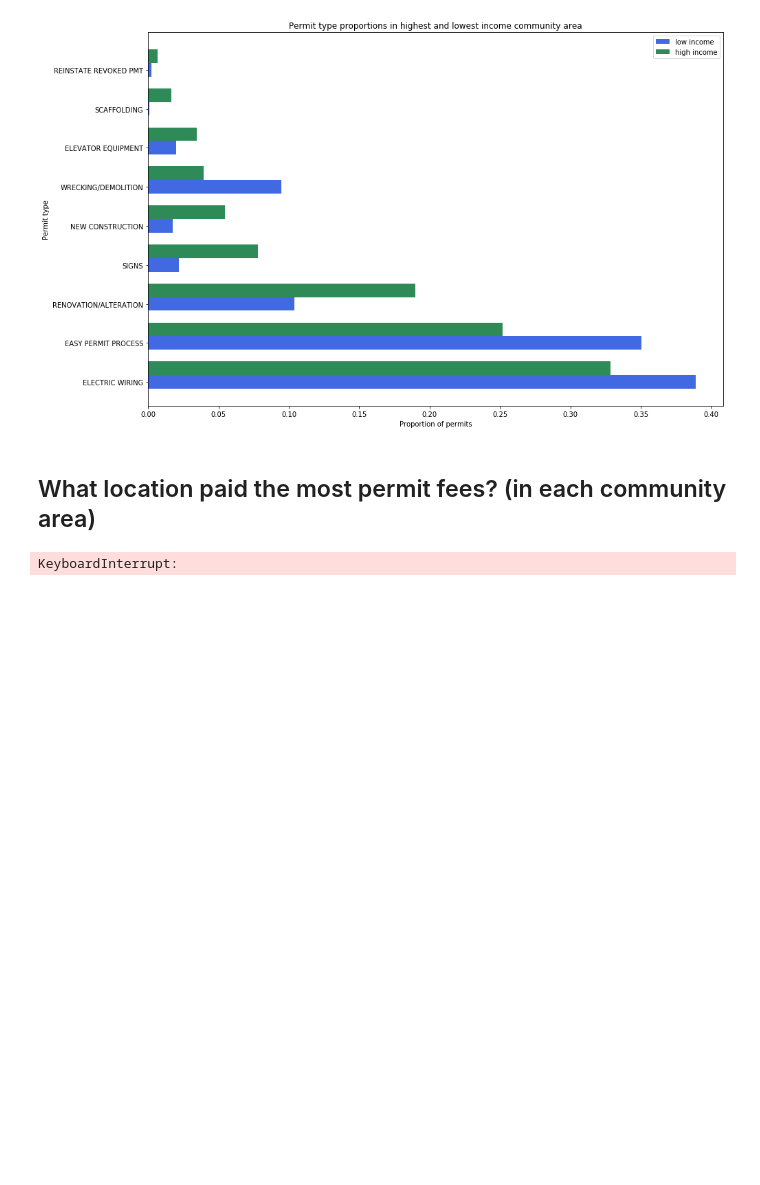
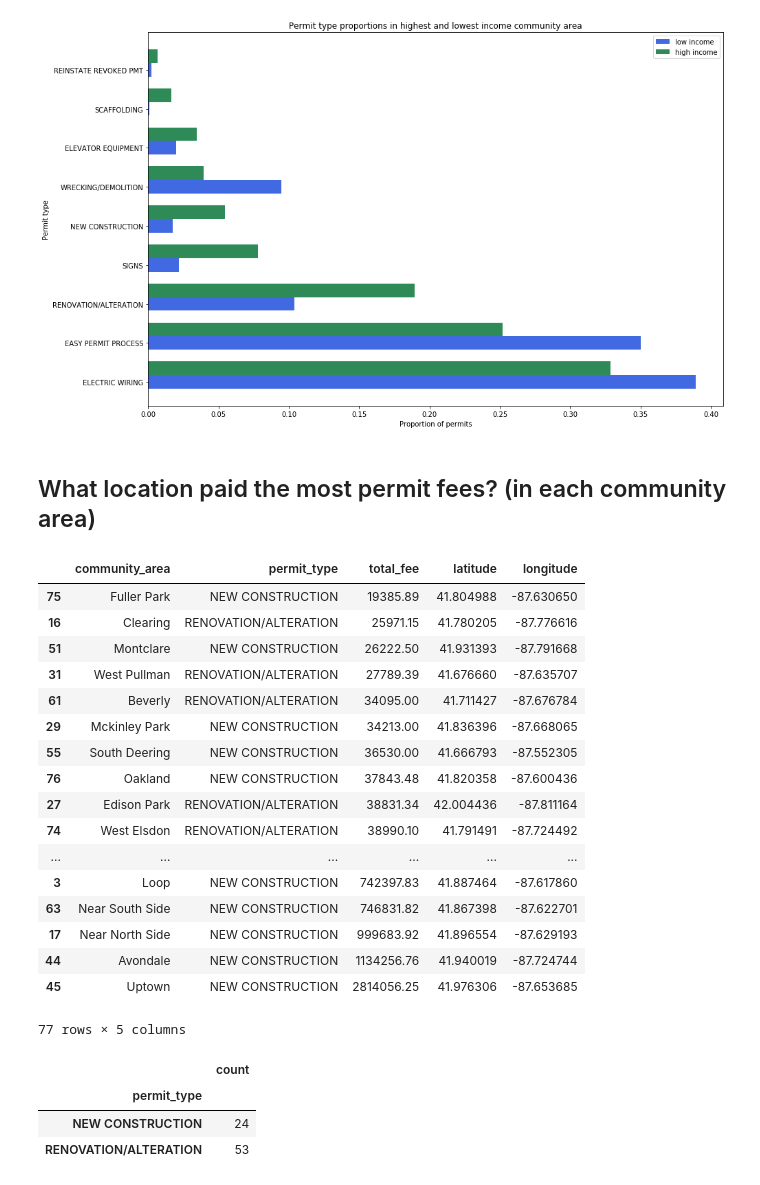
Before and after one commit to mahoneyjam/Project_1, a Jupyter notebook: data_wrangling.ipynb, the cells around one changed output. Saved outputs shown, nothing was run; the diff lists cells and outputs as text; code cells hidden in the pictures; blank space fills up the shorter version.

Commit message:
Fixed code for finding most expensive permit in each com area.

```diff
--- a/data_wrangling.ipynb
+++ b/data_wrangling.ipynb
@@ -637,33 +633,61 @@ plt.savefig('figures/08_obj_5_chi_are_perm_fees.png')
 [figure]
 # %% [markdown]
 ## What location paid the most permit fees?  (in each community area)
-# %%
-# Takes a long time to run
-
-#com_area_indexes=pd.to_numeric(permit_df['community_area'].dropna()).tolist()
-
-#com_area_indexes=[int(index) for index in com_area_indexes]
-
-com_area_indexes=permit_df['community_area'].tolist()
-
-max_indicies=[permit_df[(permit_df['community_area']==index)]['total_fee'].idxmax() for index in com_area_indexes]
-# %% [output]
-KeyboardInterrupt:
+# %%
+# Get list of all area indexes
+com_area_indexes=permit_df['community_area'].unique()
+
+# Find indexes for rows with the largest fees for each community area
+max_indicies=[permit_df[(permit_df['community_area']==index)]['total_fee'].idxmax() for index in com_area_indexes]
 # %%
 # Create data frame to store information on highest permit fee locations and populate it.
-max_fee_loc_df = pd.DataFrame(columns=['community_area','total_fee','latitude','longitude'])
+max_fee_loc_df = pd.DataFrame(columns=['community_area','permit_type','total_fee','latitude','longitude'])
 i = 0
 for j in max_indicies:
     max_fee_loc_df.loc[i]=[permit_df['community_area'][j],
+                           permit_df['permit_type'][j],
                            permit_df['total_fee'][j],
                            permit_df['latitude'][j],
                            permit_df['longitude'][j]]
     i+=1
 
 # Apply community area labels
 max_fee_loc_df=max_fee_loc_df.replace({"community_area": community_areas_dict})
 
-max_fee_loc_df
+max_fee_loc_df.sort_values(by=['total_fee'])
+# %% [output]
+|  | community_area | permit_type | total_fee | latitude | longitude |
+| 75 | Fuller Park | NEW CONSTRUCTION | 19385.89 | 41.804988 | -87.630650 |
+| 16 | Clearing | RENOVATION/ALTERATION | 25971.15 | 41.780205 | -87.776616 |
+| 51 | Montclare | NEW CONSTRUCTION | 26222.50 | 41.931393 | -87.791668 |
+| 31 | West Pullman | RENOVATION/ALTERATION | 27789.39 | 41.676660 | -87.635707 |
+| 61 | Beverly | RENOVATION/ALTERATION | 34095.00 | 41.711427 | -87.676784 |
+| 29 | Mckinley Park | NEW CONSTRUCTION | 34213.00 | 41.836396 | -87.668065 |
+| 55 | South Deering | NEW CONSTRUCTION | 36530.00 | 41.666793 | -87.552305 |
+| 76 | Oakland | NEW CONSTRUCTION | 37843.48 | 41.820358 | -87.600436 |
+| 27 | Edison Park | RENOVATION/ALTERATION | 38831.34 | 42.004436 | -87.811164 |
+| 74 | West Elsdon | RENOVATION/ALTERATION | 38990.10 | 41.791491 | -87.724492 |
+| ... | ... | ... | ... | ... | ... |
+| 3 | Loop | NEW CONSTRUCTION | 742397.83 | 41.887464 | -87.617860 |
+| 63 | Near South Side | NEW CONSTRUCTION | 746831.82 | 41.867398 | -87.622701 |
+| 17 | Near North Side | NEW CONSTRUCTION | 999683.92 | 41.896554 | -87.629193 |
+| 44 | Avondale | NEW CONSTRUCTION | 1134256.76 | 41.940019 | -87.724744 |
+| 45 | Uptown | NEW CONSTRUCTION | 2814056.25 | 41.976306 | -87.653685 |
+77 rows × 5 columns
+# %%
+#com_ar_proc_time_gb=temp_df.groupby(['community_area'], as_index=False)
+
+
+#com_ar_proc_time_df=pd.DataFrame(com_ar_proc_time_gb.median())
+
+max_fee_per_type_gb=max_fee_loc_df[['permit_type','latitude']].groupby(['permit_type'])
+
+pd.DataFrame(max_fee_per_type_gb.count()).rename(columns={'latitude':'count'})
+# %% [output]
+|  | count |
+| permit_type |  |
+| NEW CONSTRUCTION | 24 |
+| RENOVATION/ALTERATION | 53 |
 # %%
 per_type_gb=permit_df[['permit_type','processing_time','total_fee']].groupby(['permit_type'], as_index=False)
 
```
Also changed, not shown: parts of 18 cells of this notebook.
